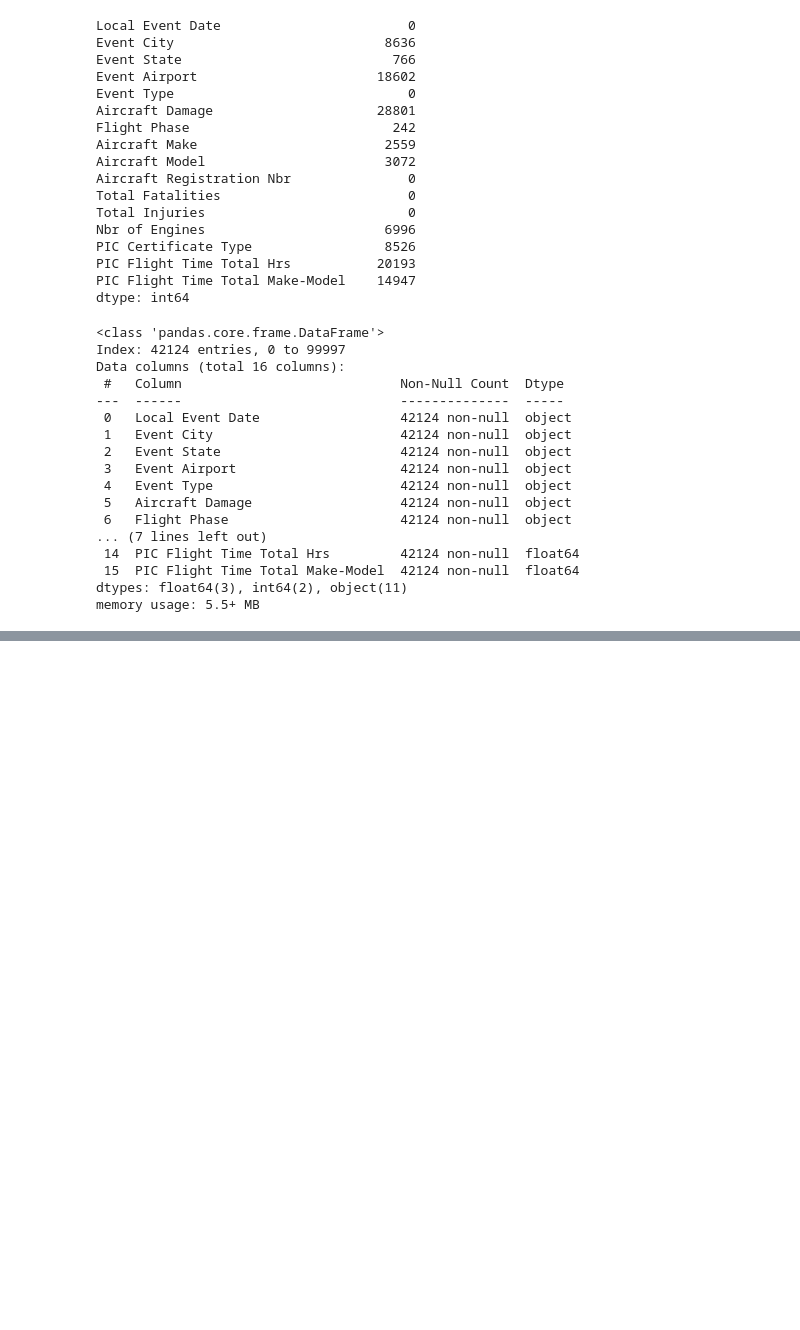
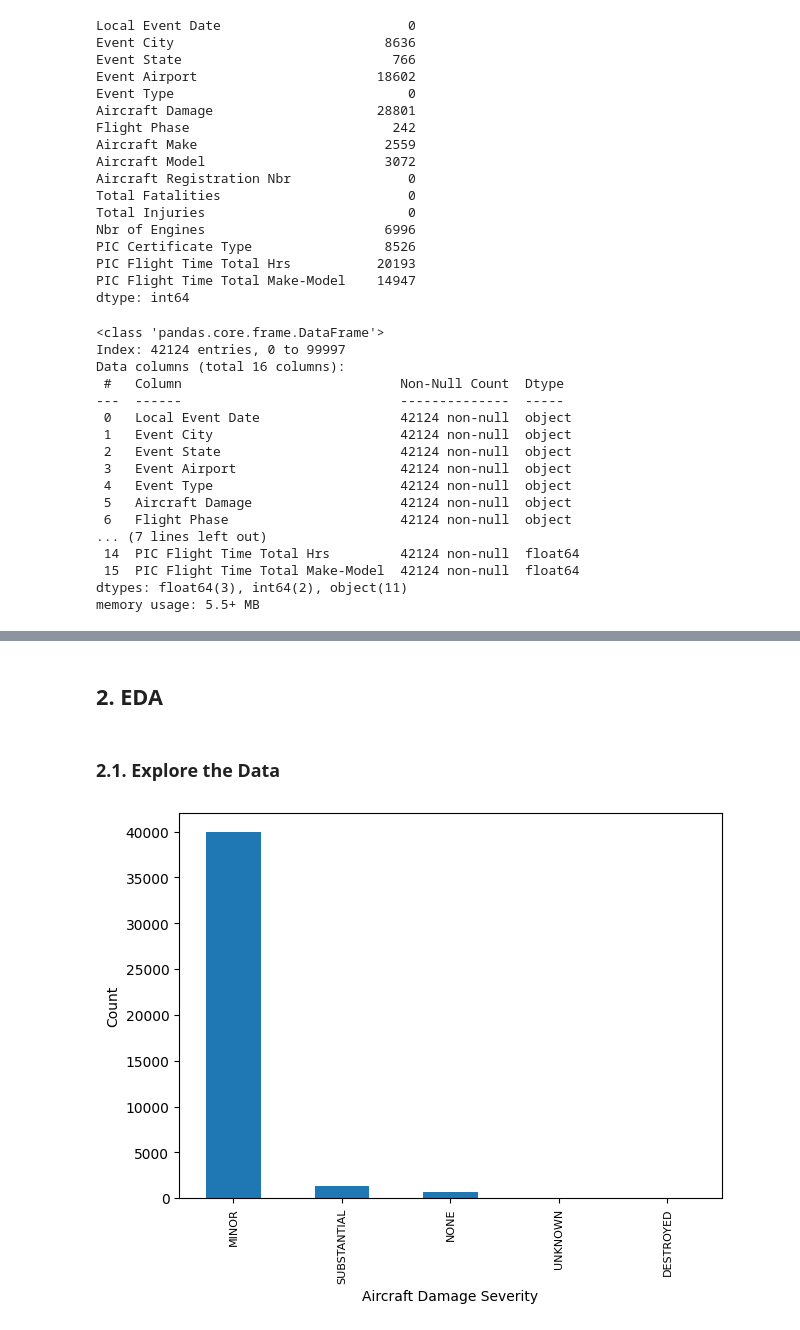
Before and after one commit to helloklow/aviation_accidents, a Jupyter notebook: notebooks/eda.ipynb, the cells around one changed output, grey strips where cells are left out. Cells and saved outputs as stored; diff of their text form; code cells hidden in the pictures; blank space fills up the shorter version.

```diff
--- a/notebooks/eda.ipynb
+++ b/notebooks/eda.ipynb
@@ -122,3 +123,9 @@ Data columns (total 16 columns):
  15  PIC Flight Time Total Make-Model  42124 non-null  float64
 dtypes: float64(3), int64(2), object(11)
 memory usage: 5.5+ MB
+# %%
+# Combine aircraft make and model
+df['Aircraft Make-Model'] = df[['Aircraft Make', 'Aircraft Model']].agg(' '.join, axis=1)
+
+# Drop individual make and model columns
+df=df.drop(columns=['Aircraft Make', 'Aircraft Model'])
@@ -125,3 +139,30 @@ memory usage: 5.5+ MB
 # %%
 # Save clean df
 df.to_parquet('../data/clean_df.parquet')
+# %% [markdown]
+## 2. EDA
+# %% [markdown]
+### 2.1. Explore the Data
+# %%
+# Bar Plot: Aircraft Damage
+
+# Get count
+count=df['Aircraft Damage'].value_counts(ascending=False)
+
+# Set the size of the plot
+plt.figure(figsize=(7, 5))
+
+# Plot the bar plot
+count.plot(kind='bar')
+
+# Set title and labels
+plt.xlabel('Aircraft Damage Severity')
+plt.ylabel('Count')
+
+# Rotate x-axis labels for better readability and increase font size
+plt.xticks(rotation=90, fontsize=8)
+
+# Show plot
+plt.show()
+# %% [output]
+[figure, added]
```
Also changed, not shown: parts of 18 cells of this notebook, 1 other file.
